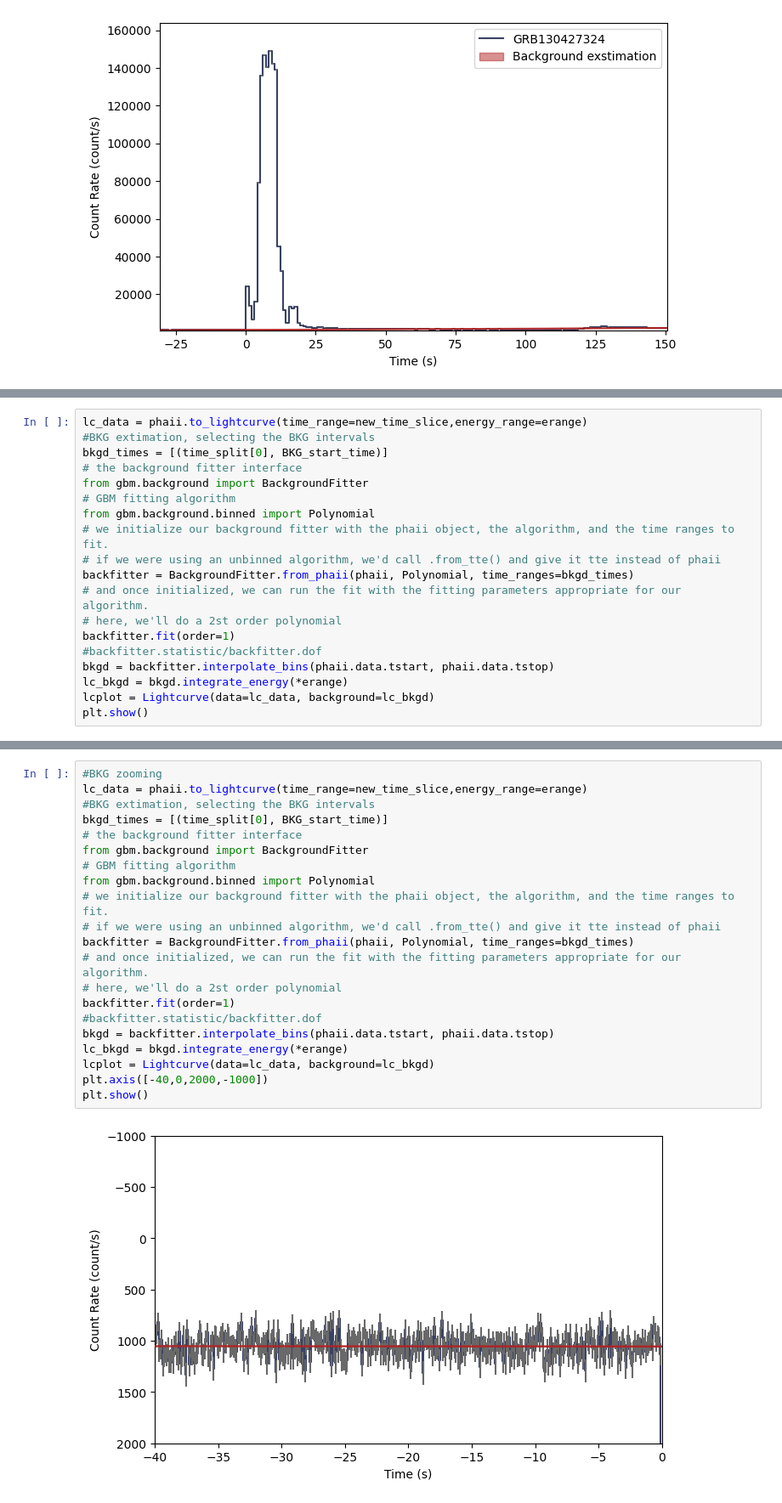
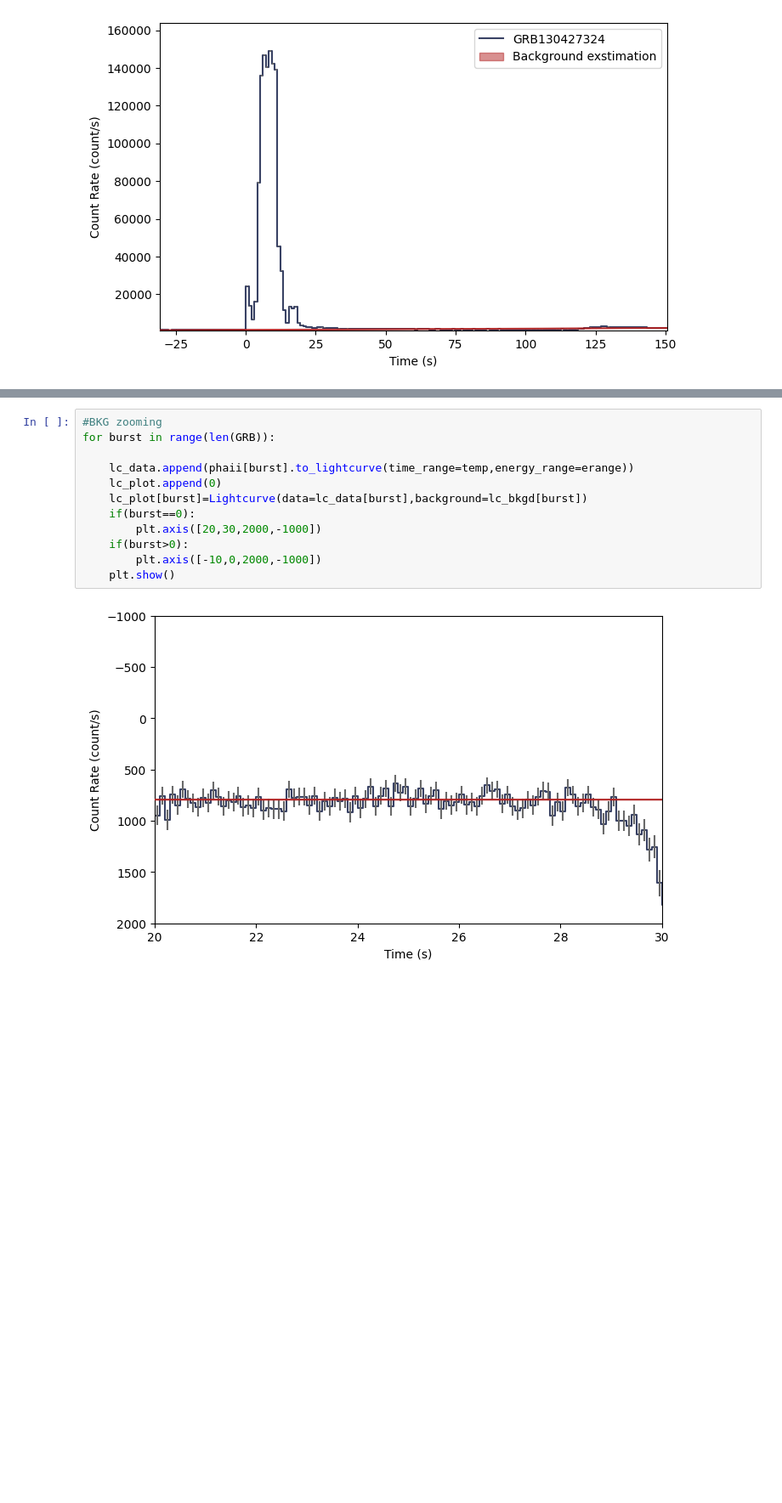
Before and after one commit to wladimiroleone/CC_project, a Jupyter notebook: quasi_automated.ipynb, the cells around one changed output, grey strips where cells are left out. Shown: that part at 85% size. Drawn from its saved outputs; the diff is of its cells as text; blank space fills up the shorter version.

```diff
--- a/quasi_automated.ipynb
+++ b/quasi_automated.ipynb
@@ -297,19 +295,0 @@ if min(phaii.data.tstart)<-50 or max(phaii.data.tstart)>150:
-# %%
-lc_data = phaii.to_lightcurve(time_range=new_time_slice,energy_range=erange)
-#BKG extimation, selecting the BKG intervals
-bkgd_times = [(time_split[0], BKG_start_time)]
-# the background fitter interface
-from gbm.background import BackgroundFitter
-# GBM fitting algorithm
-from gbm.background.binned import Polynomial
-# we initialize our background fitter with the phaii object, the algorithm, and the time ranges to fit.
-# if we were using an unbinned algorithm, we'd call .from_tte() and give it tte instead of phaii
-backfitter = BackgroundFitter.from_phaii(phaii, Polynomial, time_ranges=bkgd_times)
-# and once initialized, we can run the fit with the fitting parameters appropriate for our algorithm.
-# here, we'll do a 2st order polynomial
-backfitter.fit(order=1)
-#backfitter.statistic/backfitter.dof
-bkgd = backfitter.interpolate_bins(phaii.data.tstart, phaii.data.tstop)
-lc_bkgd = bkgd.integrate_energy(*erange)
-lcplot = Lightcurve(data=lc_data, background=lc_bkgd)
-plt.show()
@@ -318,23 +296,14 @@ plt.show()
 # %%
 #BKG zooming
-lc_data = phaii.to_lightcurve(time_range=new_time_slice,energy_range=erange)
-#BKG extimation, selecting the BKG intervals
-bkgd_times = [(time_split[0], BKG_start_time)]
-# the background fitter interface
-from gbm.background import BackgroundFitter
-# GBM fitting algorithm
-from gbm.background.binned import Polynomial
-# we initialize our background fitter with the phaii object, the algorithm, and the time ranges to fit.
-# if we were using an unbinned algorithm, we'd call .from_tte() and give it tte instead of phaii
-backfitter = BackgroundFitter.from_phaii(phaii, Polynomial, time_ranges=bkgd_times)
-# and once initialized, we can run the fit with the fitting parameters appropriate for our algorithm.
-# here, we'll do a 2st order polynomial
-backfitter.fit(order=1)
-#backfitter.statistic/backfitter.dof
-bkgd = backfitter.interpolate_bins(phaii.data.tstart, phaii.data.tstop)
-lc_bkgd = bkgd.integrate_energy(*erange)
-lcplot = Lightcurve(data=lc_data, background=lc_bkgd)
-plt.axis([-40,0,2000,-1000])
-plt.show()
+for burst in range(len(GRB)):
+
+    lc_data.append(phaii[burst].to_lightcurve(time_range=temp,energy_range=erange))
+    lc_plot.append(0)
+    lc_plot[burst]=Lightcurve(data=lc_data[burst],background=lc_bkgd[burst])
+    if(burst==0):
+        plt.axis([20,30,2000,-1000])
+    if(burst>0):
+        plt.axis([-10,0,2000,-1000])
+    plt.show()
 # %% [output]
-[figure, old version]
+[figure, new version]
```
Also changed, not shown: parts of 7 cells of this notebook.
